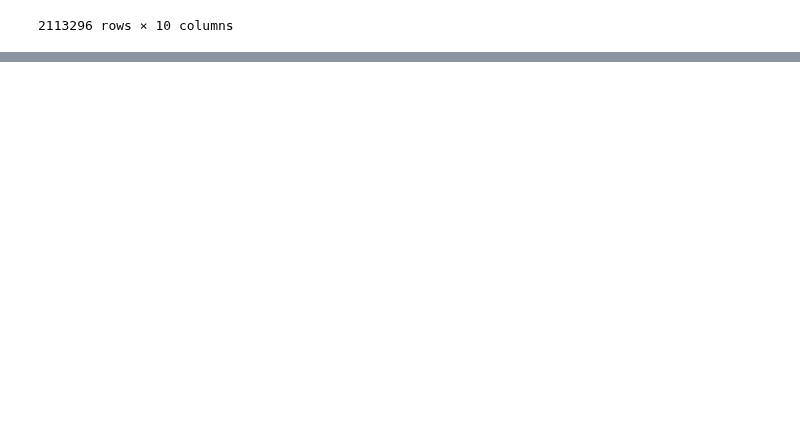
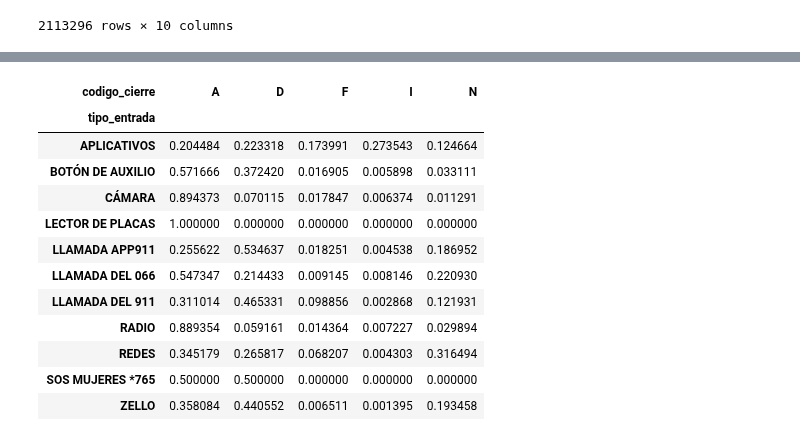
Before and after one commit to PabloDuranL/Aplicaciones, a Jupyter notebook: Incidentes_viales_CMDX_C5.ipynb, the cells around one changed output, grey strips where cells are left out. Drawn from its saved outputs; the diff is of its cells as text; code cells hidden in the pictures; blank space fills up the shorter version.

```diff
--- a/Incidentes_viales_CMDX_C5.ipynb
+++ b/Incidentes_viales_CMDX_C5.ipynb
@@ -272,0 +486,20 @@ df_
+# %%
+pd.crosstab(
+    df["tipo_entrada"],
+    df["codigo_cierre"],
+    normalize="index"
+)
+# %% [output]
+| codigo_cierre | A | D | F | I | N |
+| tipo_entrada |  |  |  |  |  |
+| APLICATIVOS | 0.204484 | 0.223318 | 0.173991 | 0.273543 | 0.124664 |
+| BOTÓN DE AUXILIO | 0.571666 | 0.372420 | 0.016905 | 0.005898 | 0.033111 |
+| CÁMARA | 0.894373 | 0.070115 | 0.017847 | 0.006374 | 0.011291 |
+| LECTOR DE PLACAS | 1.000000 | 0.000000 | 0.000000 | 0.000000 | 0.000000 |
+| LLAMADA APP911 | 0.255622 | 0.534637 | 0.018251 | 0.004538 | 0.186952 |
+| LLAMADA DEL 066 | 0.547347 | 0.214433 | 0.009145 | 0.008146 | 0.220930 |
+| LLAMADA DEL 911 | 0.311014 | 0.465331 | 0.098856 | 0.002868 | 0.121931 |
+| RADIO | 0.889354 | 0.059161 | 0.014364 | 0.007227 | 0.029894 |
+| REDES | 0.345179 | 0.265817 | 0.068207 | 0.004303 | 0.316494 |
+| SOS MUJERES *765 | 0.500000 | 0.500000 | 0.000000 | 0.000000 | 0.000000 |
+| ZELLO | 0.358084 | 0.440552 | 0.006511 | 0.001395 | 0.193458 |
```
Also changed, not shown: parts of 23 cells of this notebook.
